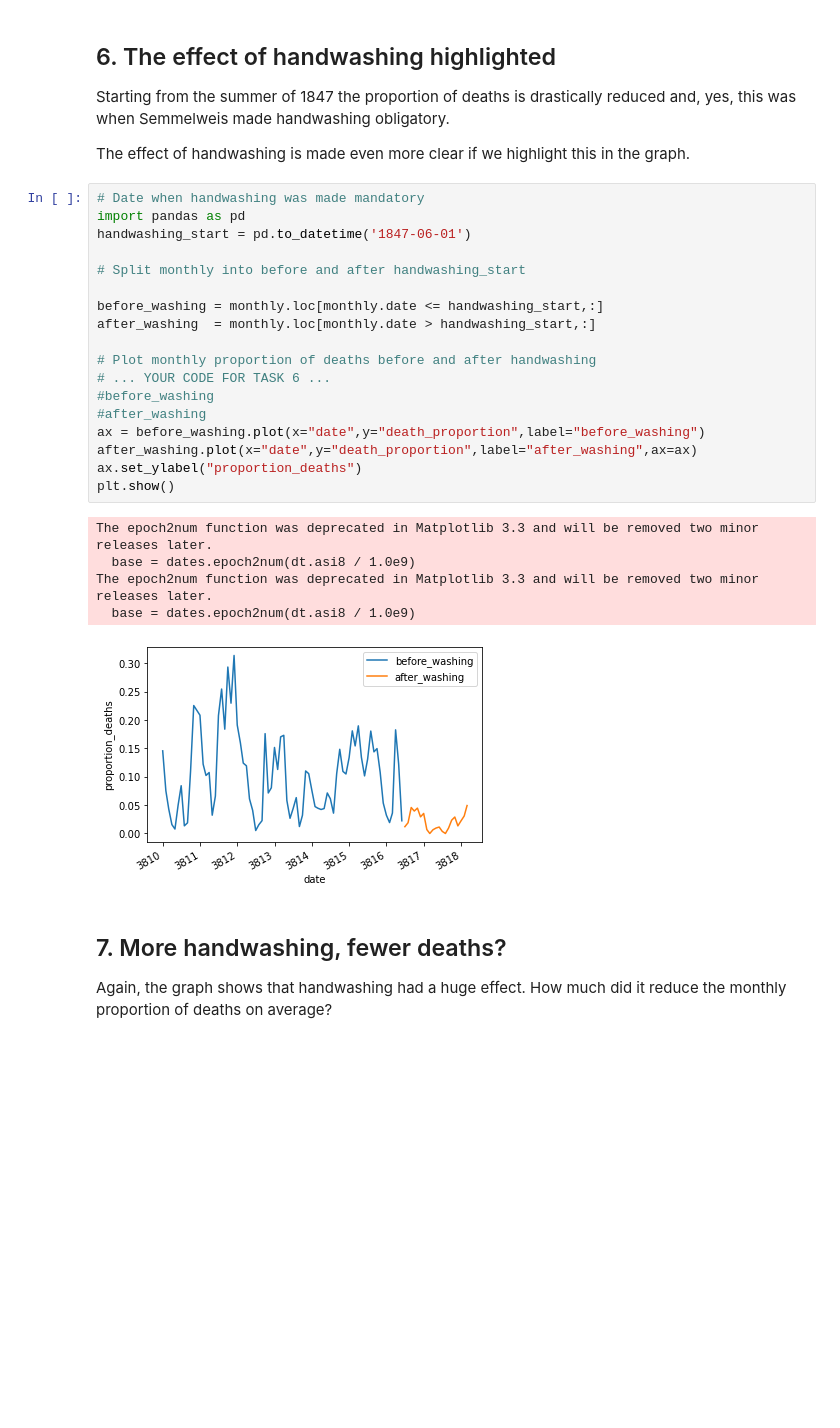
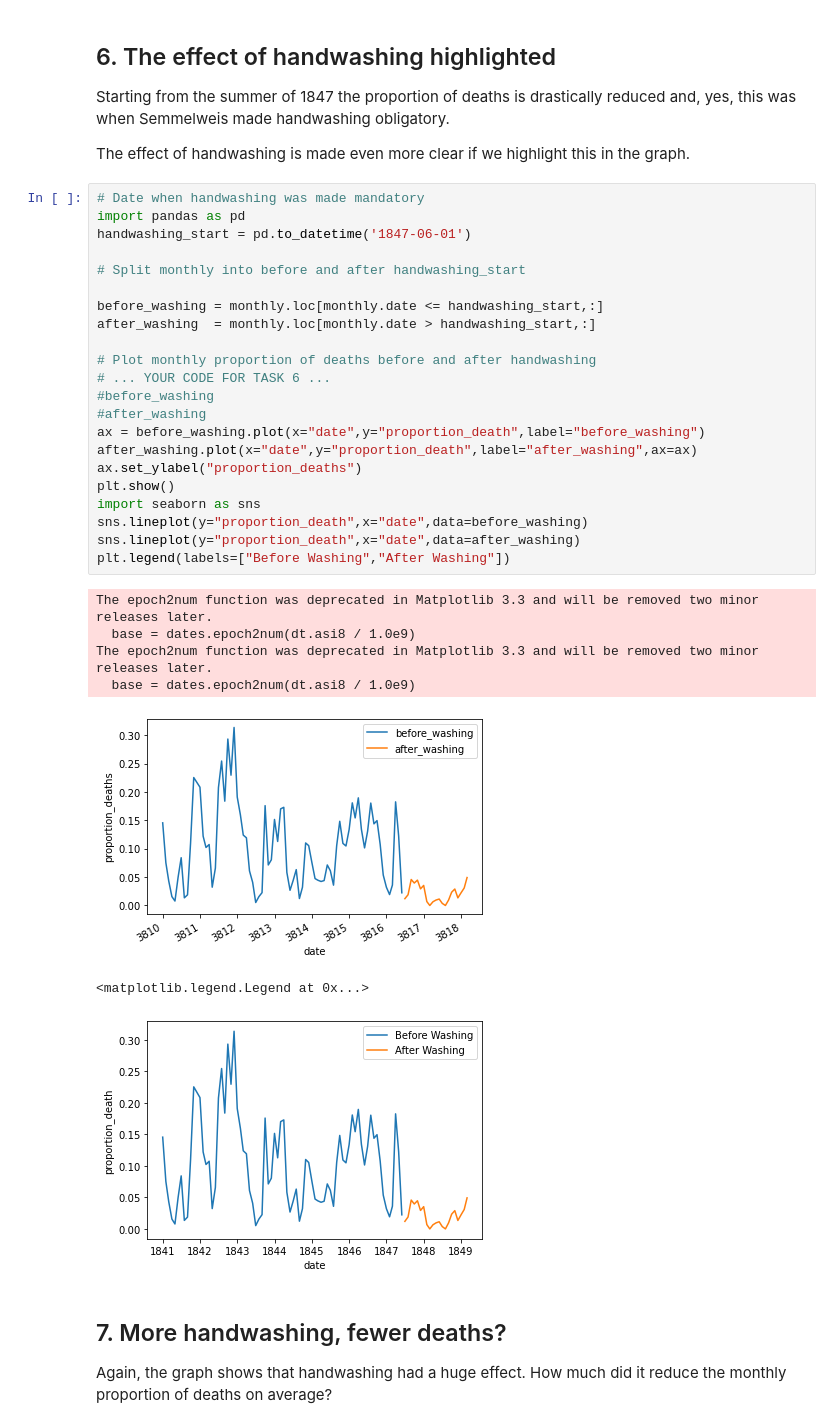
Before and after one commit to thedarkknight99/Technocolabs-Internship-Project, a Jupyter notebook: MiniProject_1_notebook.ipynb, the cells around one changed output. Cells and saved outputs as stored; diff of their text form; blank space fills up the shorter version.

```diff
--- a/MiniProject_1_notebook.ipynb
+++ b/MiniProject_1_notebook.ipynb
@@ -129,27 +134,33 @@ The epoch2num function was deprecated in Matplotlib 3.3 and will be removed two
 # %%
 # Date when handwashing was made mandatory
 import pandas as pd
 handwashing_start = pd.to_datetime('1847-06-01')
 
 # Split monthly into before and after handwashing_start
 
 before_washing = monthly.loc[monthly.date <= handwashing_start,:]
 after_washing  = monthly.loc[monthly.date > handwashing_start,:]
 
 # Plot monthly proportion of deaths before and after handwashing
 # ... YOUR CODE FOR TASK 6 ...
 #before_washing
 #after_washing
-ax = before_washing.plot(x="date",y="death_proportion",label="before_washing")
-after_washing.plot(x="date",y="death_proportion",label="after_washing",ax=ax)
+ax = before_washing.plot(x="date",y="proportion_death",label="before_washing")
+after_washing.plot(x="date",y="proportion_death",label="after_washing",ax=ax)
 ax.set_ylabel("proportion_deaths")
 plt.show()
+import seaborn as sns
+sns.lineplot(y="proportion_death",x="date",data=before_washing)
+sns.lineplot(y="proportion_death",x="date",data=after_washing)
+plt.legend(labels=["Before Washing","After Washing"])
 # %% [output]
 The epoch2num function was deprecated in Matplotlib 3.3 and will be removed two minor releases later.
   base = dates.epoch2num(dt.asi8 / 1.0e9)
 The epoch2num function was deprecated in Matplotlib 3.3 and will be removed two minor releases later.
   base = dates.epoch2num(dt.asi8 / 1.0e9)
 [figure]
+<matplotlib.legend.Legend at 0x...>
+[figure, added]
 # %% [markdown]
 ## 7. More handwashing, fewer deaths?
 <p>Again, the graph shows that handwashing had a huge effect. How much did it reduce the monthly proportion of deaths on average?</p>
```
Also changed, not shown: parts of 5 cells of this notebook.
